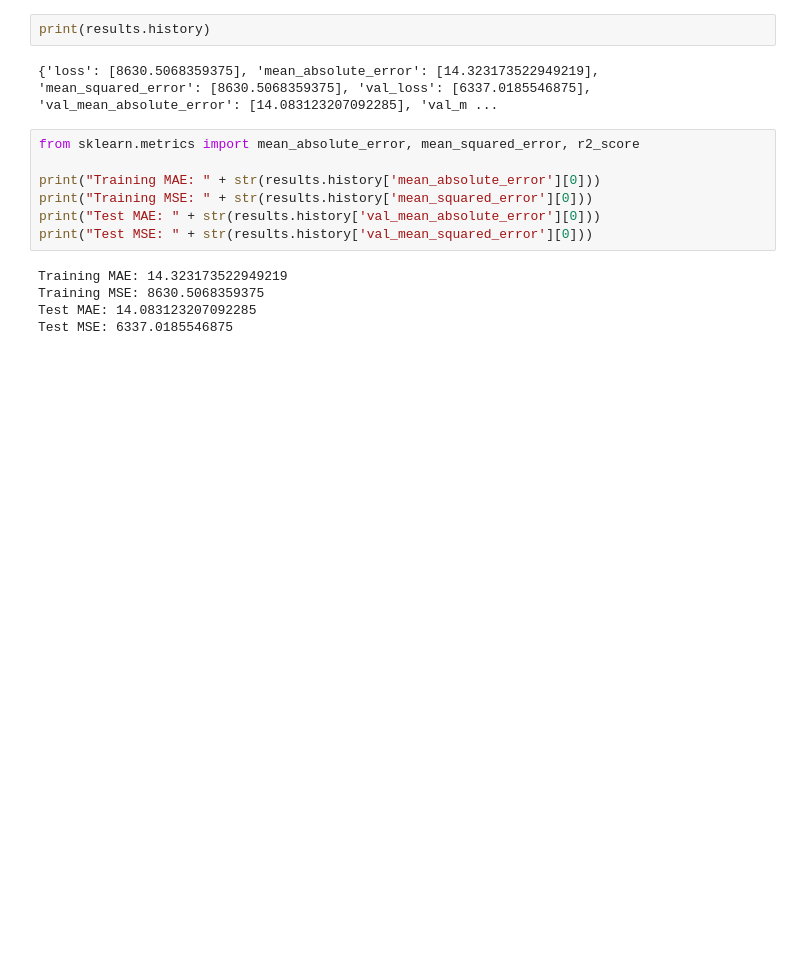
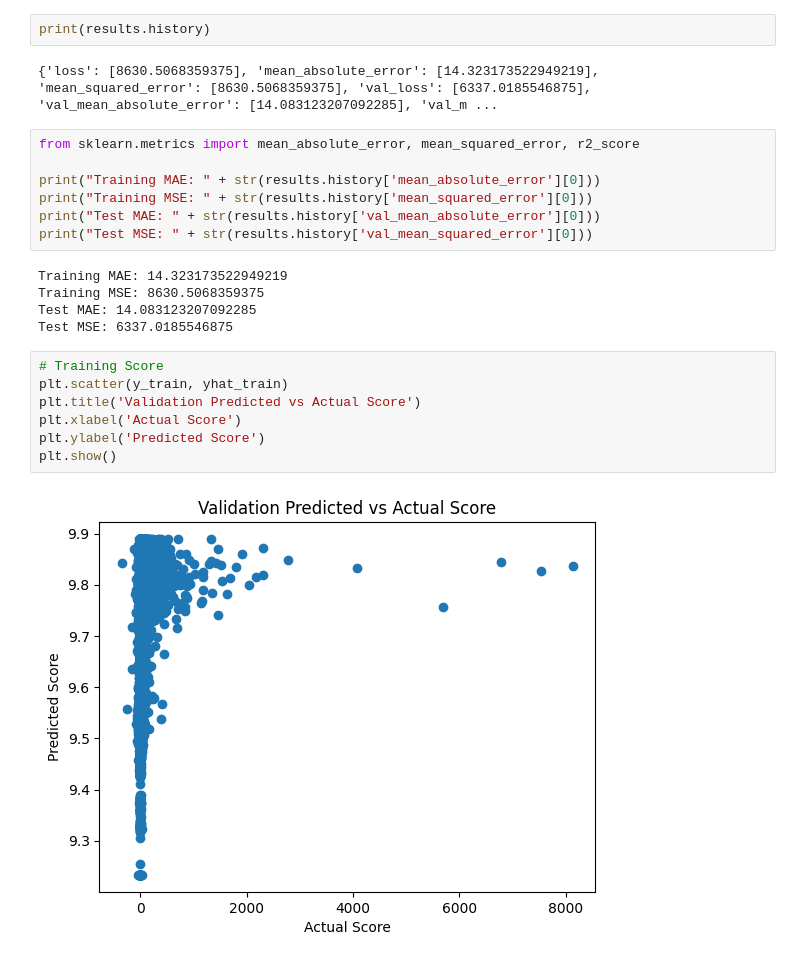
Before and after one commit to NehemiahSkan/CSE_151A_GP, a Jupyter notebook: Pre_Processing/LocalPreProcess.ipynb, the cells around one changed output. Saved outputs shown, nothing was run; the diff lists cells and outputs as text; blank space fills up the shorter version.

```diff
--- a/Pre_Processing/LocalPreProcess.ipynb
+++ b/Pre_Processing/LocalPreProcess.ipynb
@@ -200,6 +200,15 @@ Training MAE: 14.323173522949219
 Training MSE: 8630.5068359375
 Test MAE: 14.083123207092285
 Test MSE: 6337.0185546875
+# %%
+# Training Score
+plt.scatter(y_train, yhat_train)
+plt.title('Validation Predicted vs Actual Score')
+plt.xlabel('Actual Score')
+plt.ylabel('Predicted Score')
+plt.show()
+# %% [output]
+[figure, added]
 # %%
 # Validation Score
 plt.scatter(y_test, yhat_test)
```
Also changed, not shown: parts of 2 cells of this notebook.
